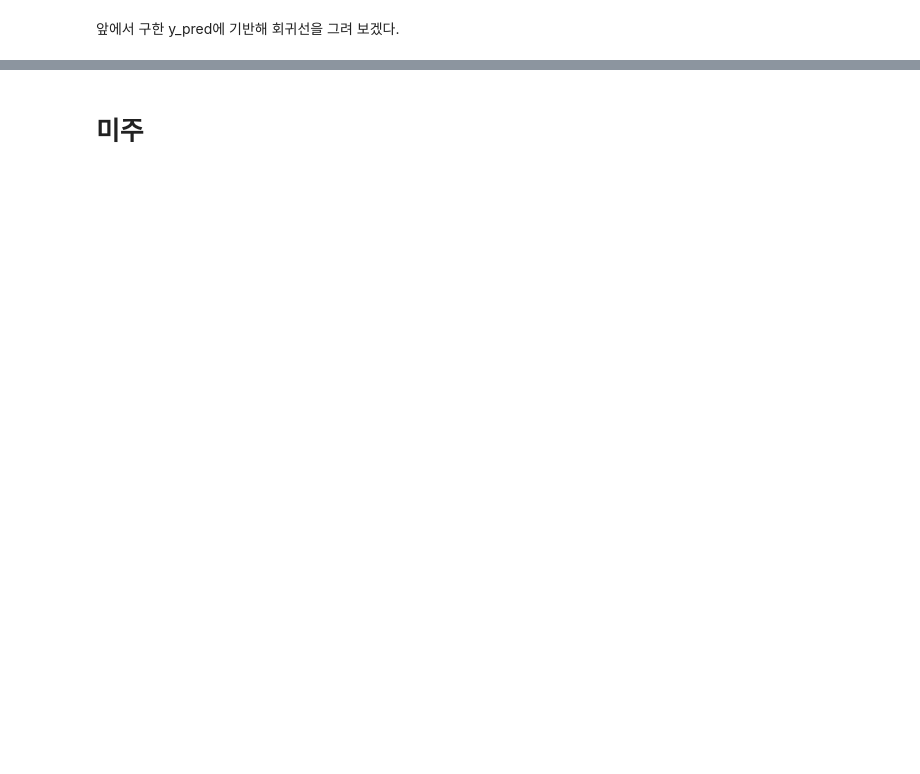
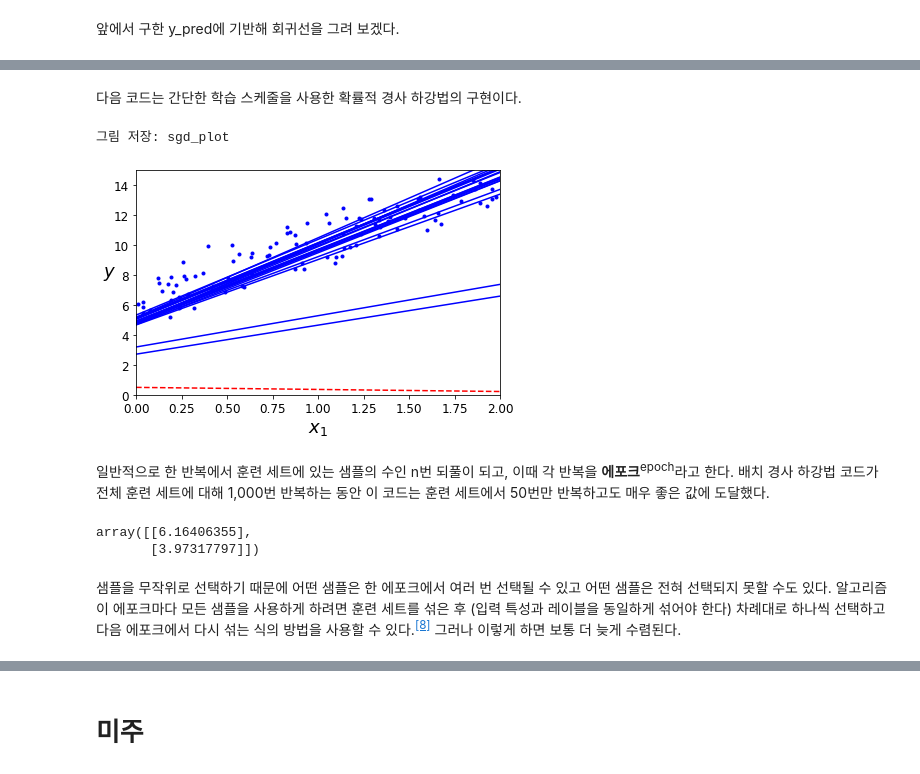
Before and after one commit to Sameta-cani/jwork, a Jupyter notebook: Regression.ipynb, the cells around one changed output, grey strips where cells are left out. Cells and saved outputs as stored; diff of their text form; code cells hidden in the pictures; blank space fills up the shorter version.

```diff
--- a/Regression.ipynb
+++ b/Regression.ipynb
@@ -711,0 +778,47 @@ plt.plot(X, y_pred)
+# %% [markdown]
+다음 코드는 간단한 학습 스케줄을 사용한 확률적 경사 하강법의 구현이다.
+# %%
+np.random.seed(42)
+n = len(X)
+n_epochs = 50
+t0, t1 = 5, 50 # 학습 스케줄 하이퍼파라미터
+theta_path_sgd = []
+
+def learning_schedule(t):
+    return t0 / (t + t1)
+
+X_b = np.c_[np.ones((100, 1)), X]
+theta = np.random.randn(2, 1)
+
+for epoch in range(n_epochs):
+    for i in range(n):
+        if epoch == 0 and i < 20:
+            y_predict = X_new_b.dot(theta)
+            style = "b-" if i > 0 else "r--"
+            plt.plot(X_new, y_predict, style)
+        random_index = np.random.randint(n)
+        xi = X_b[random_index:random_index+1]
+        yi = y[random_index:random_index+1]
+        gradients = 2 * xi.T.dot(xi.dot(theta) - yi)
+        eta = learning_schedule(epoch * n + i)
+        theta = theta - eta * gradients
+        theta_path_sgd.append(theta)
+
+plt.plot(X, y, "b.")
+plt.xlabel("$x_1$", fontsize=18)
+plt.ylabel("$y$", rotation=0, fontsize=18)
+plt.axis([0, 2, 0, 15])
+save_fig("sgd_plot")
+plt.show()
+# %% [output]
+그림 저장: sgd_plot
+[figure, added]
+# %% [markdown]
+일반적으로 한 반복에서 훈련 세트에 있는 샘플의 수인 n번 되풀이 되고, 이때 각 반복을 <b>에포크</b><sup>epoch</sup>라고 한다. 배치 경사 하강법 코드가 전체 훈련 세트에 대해 1,000번 반복하는 동안 이 코드는 훈련 세트에서 50번만 반복하고도 매우 좋은 값에 도달했다.
+# %%
+theta
+# %% [output]
+array([[6.16406355],
+       [3.97317797]])
+# %% [markdown]
+샘플을 무작위로 선택하기 때문에 어떤 샘플은 한 에포크에서 여러 번 선택될 수 있고 어떤 샘플은 전혀 선택되지 못할 수도 있다. 알고리즘이 에포크마다 모든 샘플을 사용하게 하려면 훈련 세트를 섞은 후 (입력 특성과 레이블을 동일하게 섞어야 한다) 차례대로 하나씩 선택하고 다음 에포크에서 다시 섞는 식의 방법을 사용할 수 있다.<sup><a id="a08" href="#p08">[8]</a></sup> 그러나 이렇게 하면 보통 더 늦게 수렴된다.
```
Also changed, not shown: parts of 32 cells of this notebook, 4 other files.
